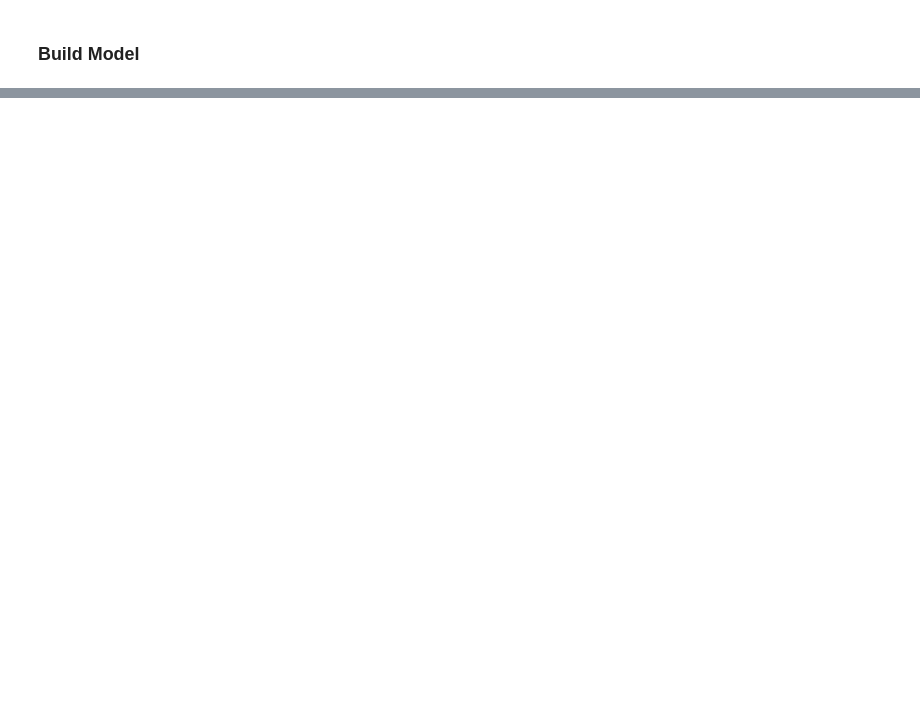
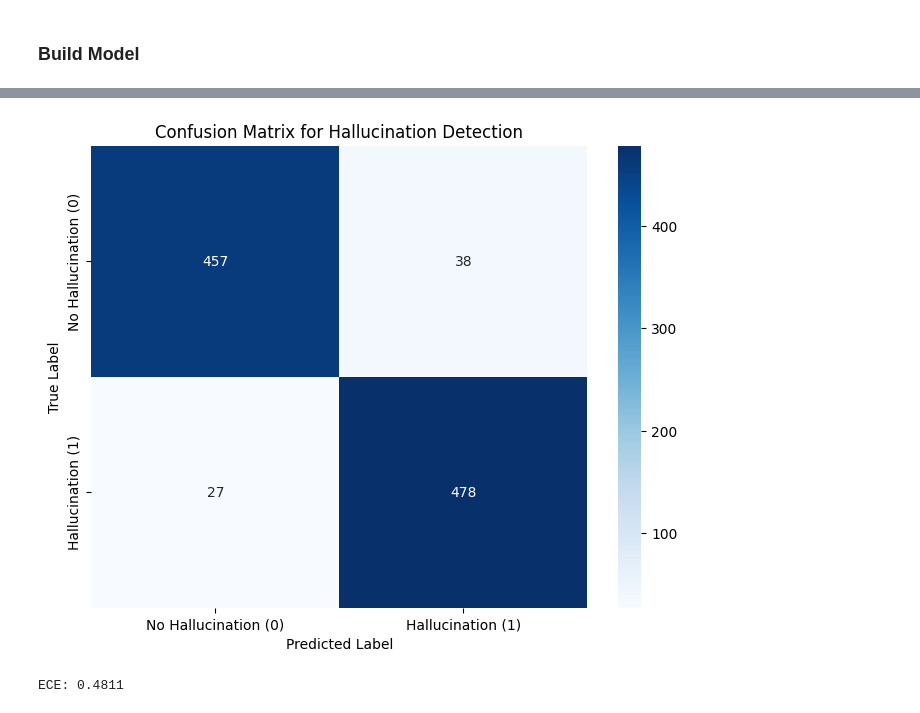
Before and after one commit to scottstossel/llm-hallucinations, a Jupyter notebook: experiments/Hallucination_Baseline.ipynb, the cells around one changed output, grey strips where cells are left out. Saved outputs shown, nothing was run; the diff lists cells and outputs as text; code cells hidden in the pictures; blank space fills up the shorter version.

Commit message:
added ece metric for baseline model

```diff
--- a/experiments/Hallucination_Baseline.ipynb
+++ b/experiments/Hallucination_Baseline.ipynb
@@ -94,0 +80,4 @@ labels = df['label'].tolist()
+# %%
+model_name = "bert-base-cased"
+bert_tokenizer = AutoTokenizer.from_pretrained(model_name)
+bert_model = AutoModelForSequenceClassification.from_pretrained(model_name, num_labels=2)
@@ -95,2 +89,24 @@ labels = df['label'].tolist()
+# %%
+def preprocess_dataset(data, tokenizer):
+  """
+  Tokenizes the document and summary pairs using the provided tokenizer.
+  """
+  # Combine document and summary into a list of text pairs for batched tokenization
+  text_pairs = list(zip(data['document'], data['summary']))
+
+  encoded_inputs = tokenizer(
+      text_pairs, # Pass the list of (document, summary) tuples
+      max_length=MAX_LENGTH,
+      padding="max_length",
+      truncation=True,
+      return_tensors="pt" # Return PyTorch tensors
+  )
+
+  # For a sequence classification task, we also need to include the labels.
+  # Assuming 'label_binary' is the column containing the classification labels (0 or 1).
+  # Convert the label to a PyTorch tensor and ensure it's a long type for classification loss functions.
+  encoded_inputs["labels"] = torch.tensor(data['label_binary'], dtype=torch.long)
+
+  return encoded_inputs
 # %% [markdown]
 ### Build Model
@@ -178,0 +236,20 @@ weighted avg       0.46      0.48      0.41     10000
+# %%
+from sklearn.metrics import confusion_matrix
+import matplotlib.pyplot as plt
+import seaborn as sns
+
+# Calculate the confusion matrix
+cm = confusion_matrix(true_labels, predicted_labels)
+
+# Define class labels for better readability
+class_labels = ['No Hallucination (0)', 'Hallucination (1)']
+
+# Plot the confusion matrix
+plt.figure(figsize=(8, 6))
+sns.heatmap(cm, annot=True, fmt='d', cmap='Blues', xticklabels=class_labels, yticklabels=class_labels)
+plt.xlabel('Predicted Label')
+plt.ylabel('True Label')
+plt.title('Confusion Matrix for Hallucination Detection')
+plt.show()
+# %% [output]
+[figure, added]
@@ -178,0 +296,14 @@ weighted avg       0.46      0.48      0.41     10000
+# %%
+logits = torch.tensor(predictions_logits)
+
+if logits.shape[1] == 1:
+  # Binary classifier for single logit
+  y_prob = torch.sigmoid(logits).squeeze(1).numpy()
+else:
+  # Use softmax to get probability of class 1
+  y_prob = torch.softmax(logits, dim=-1)[:, 1].numpy()
+
+ece = compute_ece(y_prob, true_labels)
+print(f"ECE: {ece:.4f}")
+# %% [output]
+ECE: 0.4811
```
Also changed, not shown: parts of 24 cells of this notebook.
